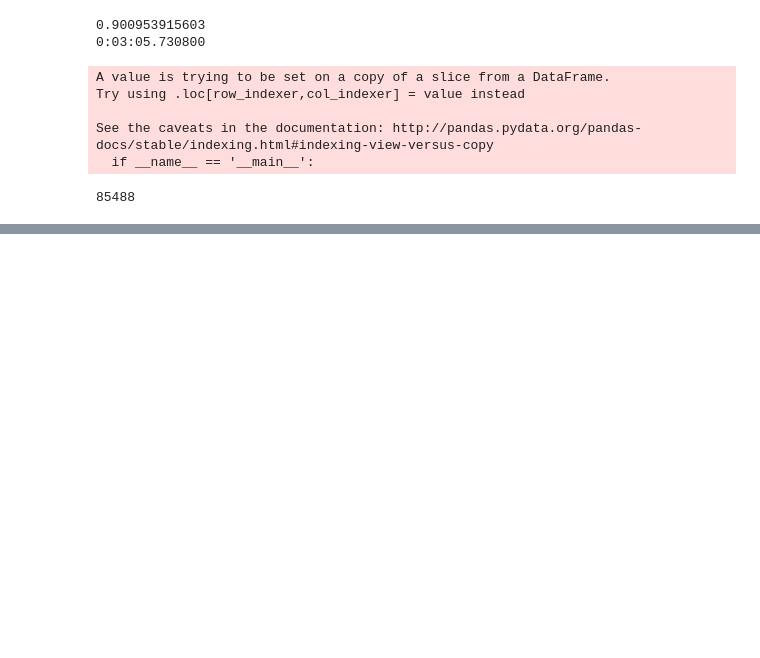
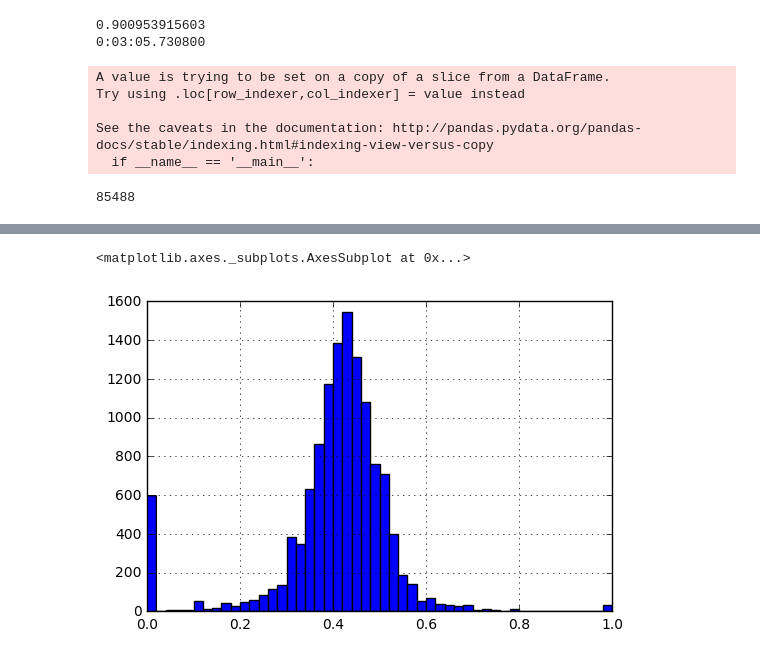
Before and after one commit to Stanleyyork/sfdat28-stevens, a Jupyter notebook: projects/political_lean/Exploration - Part 2.ipynb, the cells around one changed output, grey strips where cells are left out. Cells and saved outputs as stored; diff of their text form; code cells hidden in the pictures; blank space fills up the shorter version.

```diff
--- a/projects/political_lean/Exploration - Part 2.ipynb
+++ b/projects/political_lean/Exploration - Part 2.ipynb
@@ -553,0 +642,5 @@ class WordCount(TransformerMixin):
+# %%
+pld_text['subjectivity'].hist(bins=50)
+# %% [output]
+<matplotlib.axes._subplots.AxesSubplot at 0x...>
+[figure, added]
```
Also changed, not shown: parts of 37 cells of this notebook, 3 other files.
